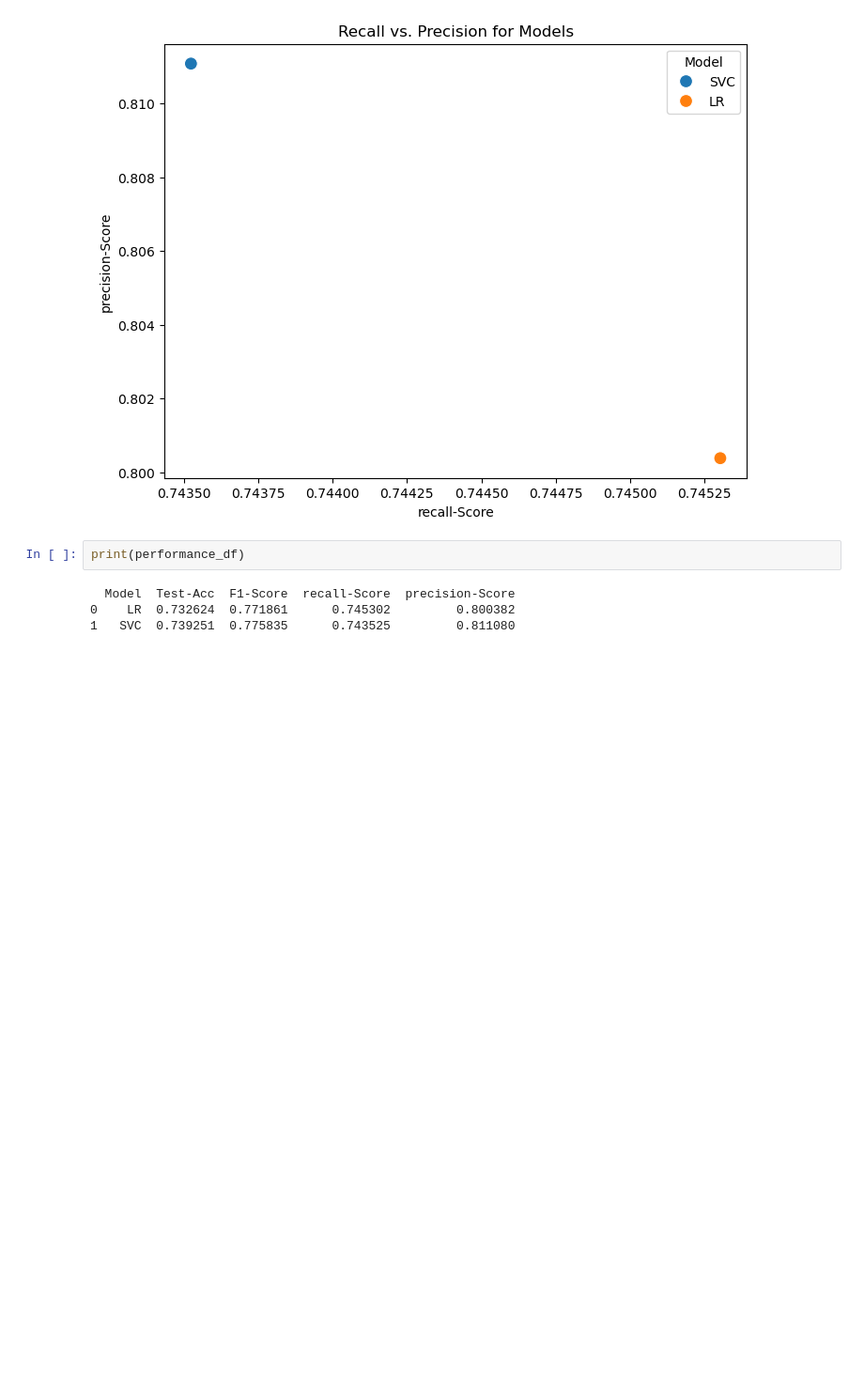
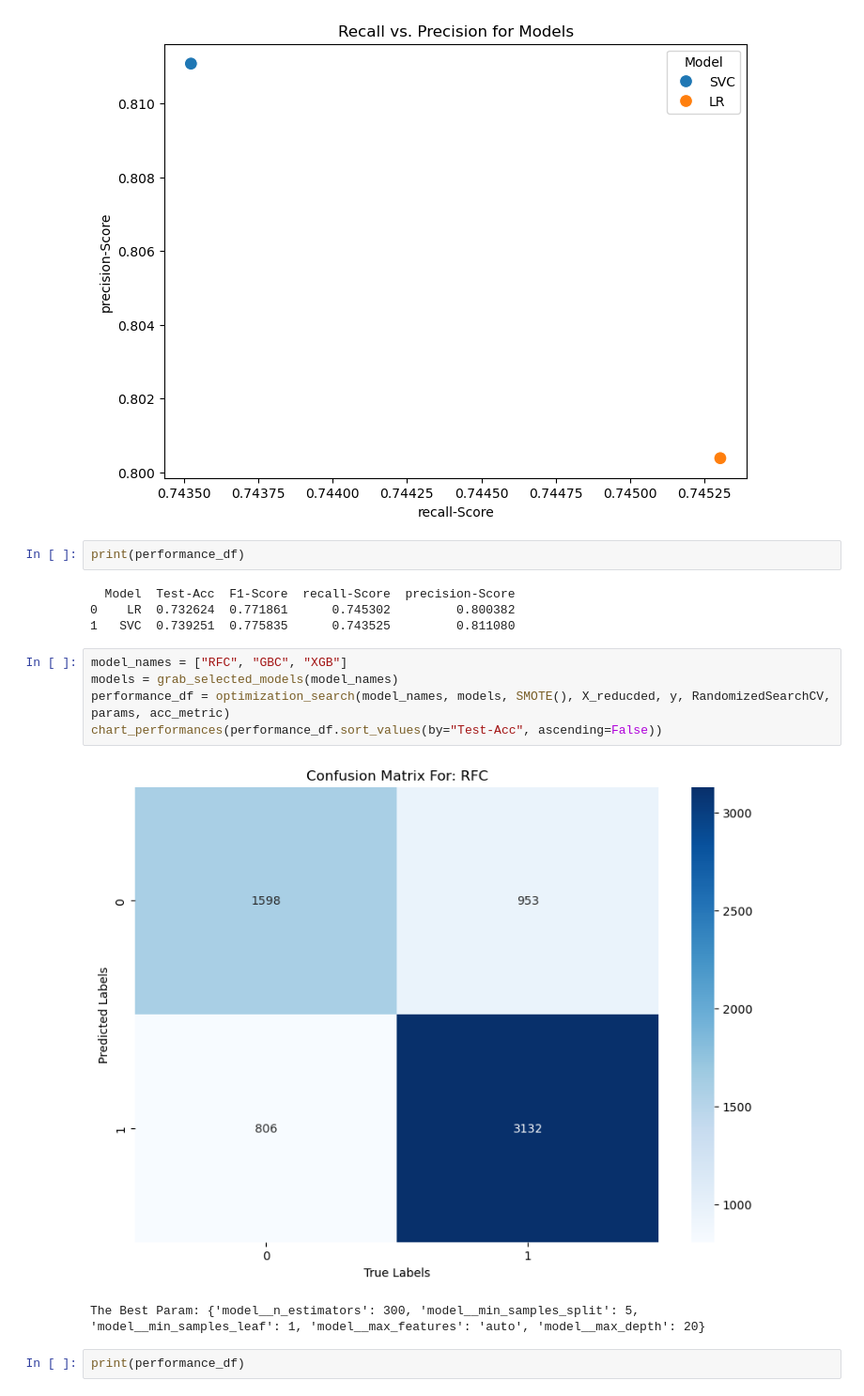
Before and after one commit to MaukanMir/Women-Ecommerce-Analysis, a Jupyter notebook: training.ipynb, the cells around one changed output. Shown at 94% size. Cells and saved outputs as stored; diff of their text form; blank space fills up the shorter version.

Commit message:
added new graphs

```diff
--- a/training.ipynb
+++ b/training.ipynb
@@ -934,3 +934,13 @@ print(performance_df)
   Model  Test-Acc  F1-Score  recall-Score  precision-Score
 0    LR  0.732624  0.771861      0.745302         0.800382
 1   SVC  0.739251  0.775835      0.743525         0.811080
+# %%
+model_names = ["RFC", "GBC", "XGB"]
+models = grab_selected_models(model_names)
+performance_df = optimization_search(model_names, models, SMOTE(), X_reducded, y, RandomizedSearchCV, params, acc_metric)
+chart_performances(performance_df.sort_values(by="Test-Acc", ascending=False))
+# %% [output]
+[figure, added]
+The Best Param: {'model__n_estimators': 300, 'model__min_samples_split': 5, 'model__min_samples_leaf': 1, 'model__max_features': 'auto', 'model__max_depth': 20}
+# %%
+print(performance_df)
```
